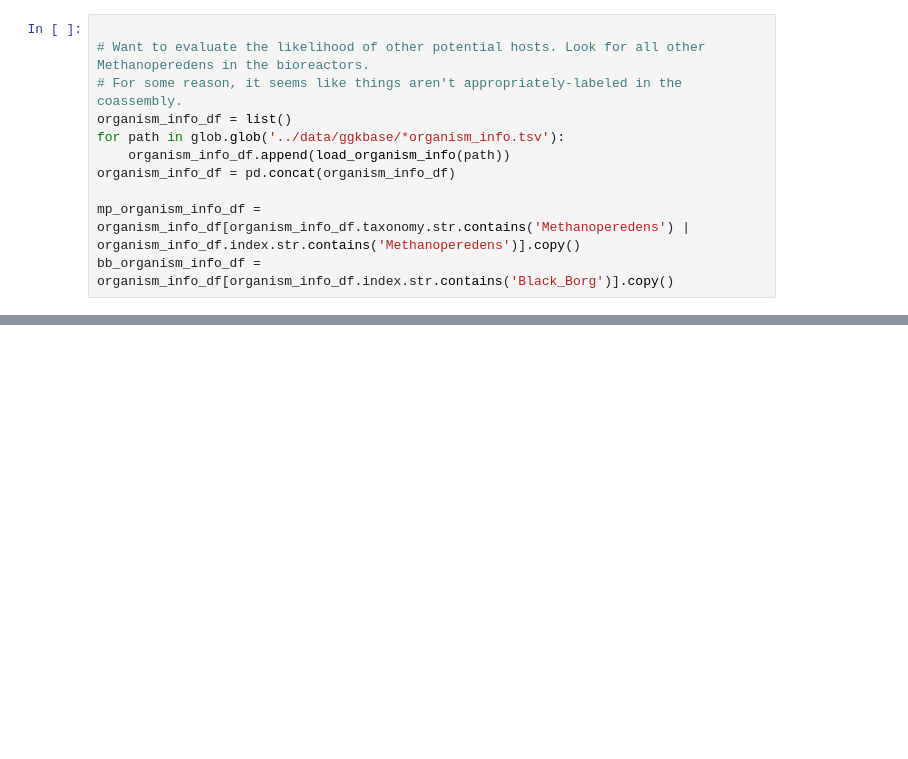
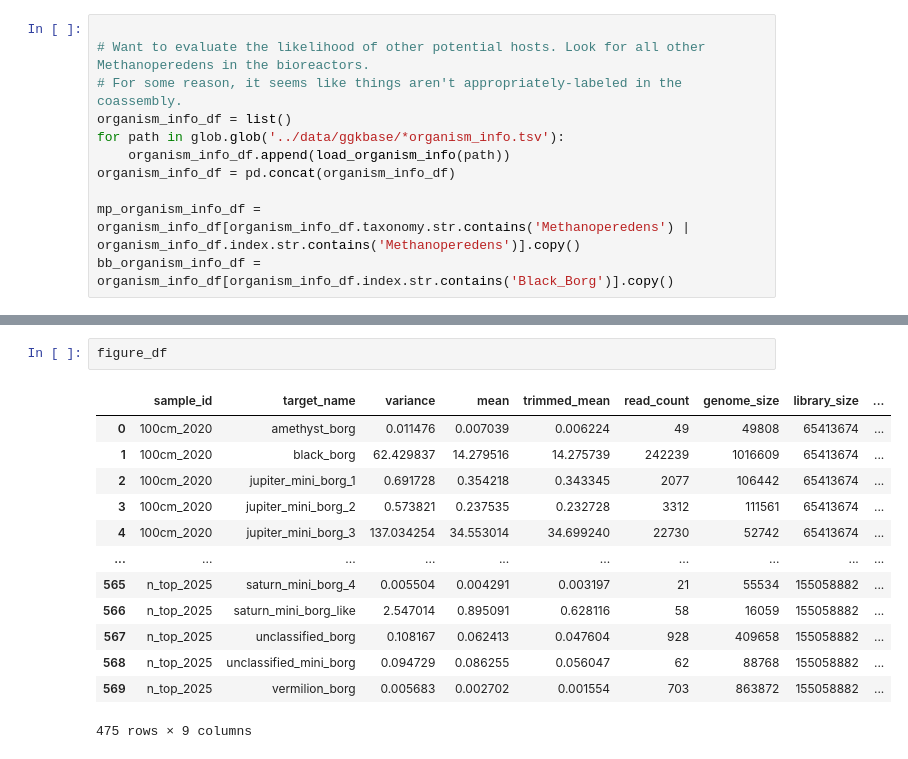
Before and after one commit to pipparichter/banfield, a Jupyter notebook: notebooks/sandbox-1.ipynb, the cells around one changed output, grey strips where cells are left out. Saved outputs shown, nothing was run; the diff lists cells and outputs as text; blank space fills up the shorter version.

```diff
--- a/notebooks/sandbox-1.ipynb
+++ b/notebooks/sandbox-1.ipynb
@@ -72,0 +157,16 @@ for id_, ggkbase_name in id_to_ggkbase_name_map.items():
+# %%
+figure_df
+# %% [output]
+|  | sample_id | target_name | variance | mean | trimmed_mean | read_count | genome_size | library_size | ... |
+| 0 | 100cm_2020 | amethyst_borg | 0.011476 | 0.007039 | 0.006224 | 49 | 49808 | 65413674 | ... |
+| 1 | 100cm_2020 | black_borg | 62.429837 | 14.279516 | 14.275739 | 242239 | 1016609 | 65413674 | ... |
+| 2 | 100cm_2020 | jupiter_mini_borg_1 | 0.691728 | 0.354218 | 0.343345 | 2077 | 106442 | 65413674 | ... |
+| 3 | 100cm_2020 | jupiter_mini_borg_2 | 0.573821 | 0.237535 | 0.232728 | 3312 | 111561 | 65413674 | ... |
+| 4 | 100cm_2020 | jupiter_mini_borg_3 | 137.034254 | 34.553014 | 34.699240 | 22730 | 52742 | 65413674 | ... |
+| ... | ... | ... | ... | ... | ... | ... | ... | ... | ... |
+| 565 | n_top_2025 | saturn_mini_borg_4 | 0.005504 | 0.004291 | 0.003197 | 21 | 55534 | 155058882 | ... |
+| 566 | n_top_2025 | saturn_mini_borg_like | 2.547014 | 0.895091 | 0.628116 | 58 | 16059 | 155058882 | ... |
+| 567 | n_top_2025 | unclassified_borg | 0.108167 | 0.062413 | 0.047604 | 928 | 409658 | 155058882 | ... |
+| 568 | n_top_2025 | unclassified_mini_borg | 0.094729 | 0.086255 | 0.056047 | 62 | 88768 | 155058882 | ... |
+| 569 | n_top_2025 | vermilion_borg | 0.005683 | 0.002702 | 0.001554 | 703 | 863872 | 155058882 | ... |
+475 rows × 9 columns
```
Also changed, not shown: parts of 10 cells of this notebook, 11 other files.
